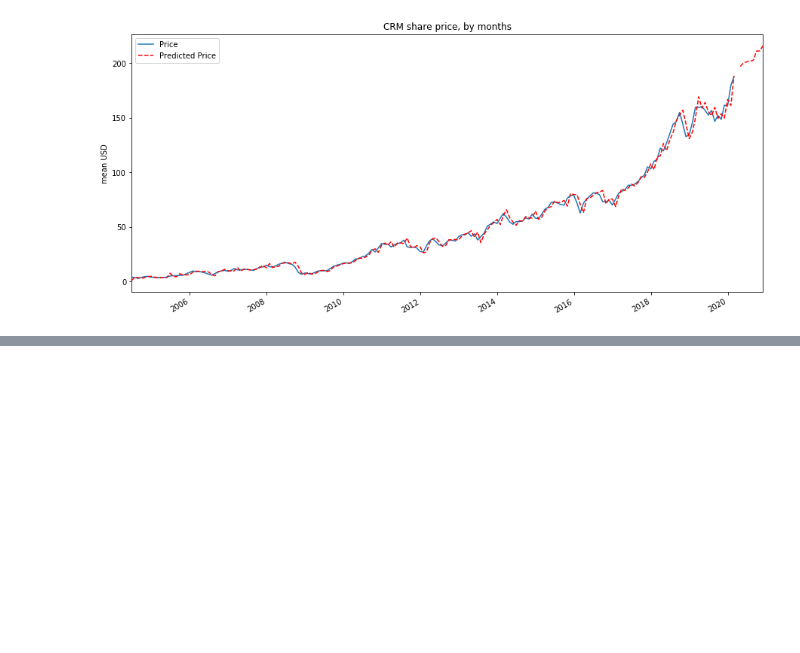
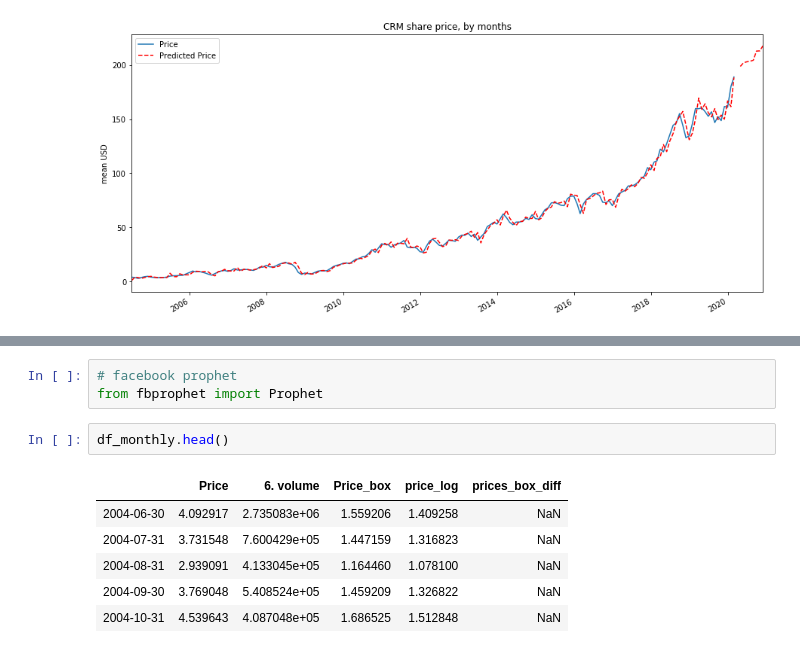
Before and after one commit to aabdygaziev/stock_prediction, a Jupyter notebook: salesforce_timeseries.ipynb, the cells around one changed output, grey strips where cells are left out. Saved outputs shown, nothing was run; the diff lists cells and outputs as text; blank space fills up the shorter version.

Commit message:
update & fbprophet

```diff
--- a/salesforce_timeseries.ipynb
+++ b/salesforce_timeseries.ipynb
@@ -417,0 +418,12 @@ df_month2.tail(10)
+# %%
+# facebook prophet
+from fbprophet import Prophet
+# %%
+df_monthly.head()
+# %% [output]
+|  | Price | 6. volume | Price_box | price_log | prices_box_diff |
+| 2004-06-30 | 4.092917 | 2.735083e+06 | 1.559206 | 1.409258 | NaN |
+| 2004-07-31 | 3.731548 | 7.600429e+05 | 1.447159 | 1.316823 | NaN |
+| 2004-08-31 | 2.939091 | 4.133045e+05 | 1.164460 | 1.078100 | NaN |
+| 2004-09-30 | 3.769048 | 5.408524e+05 | 1.459209 | 1.326822 | NaN |
+| 2004-10-31 | 4.539643 | 4.087048e+05 | 1.686525 | 1.512848 | NaN |
```
Also changed, not shown: parts of 19 cells of this notebook, 1 other file.
